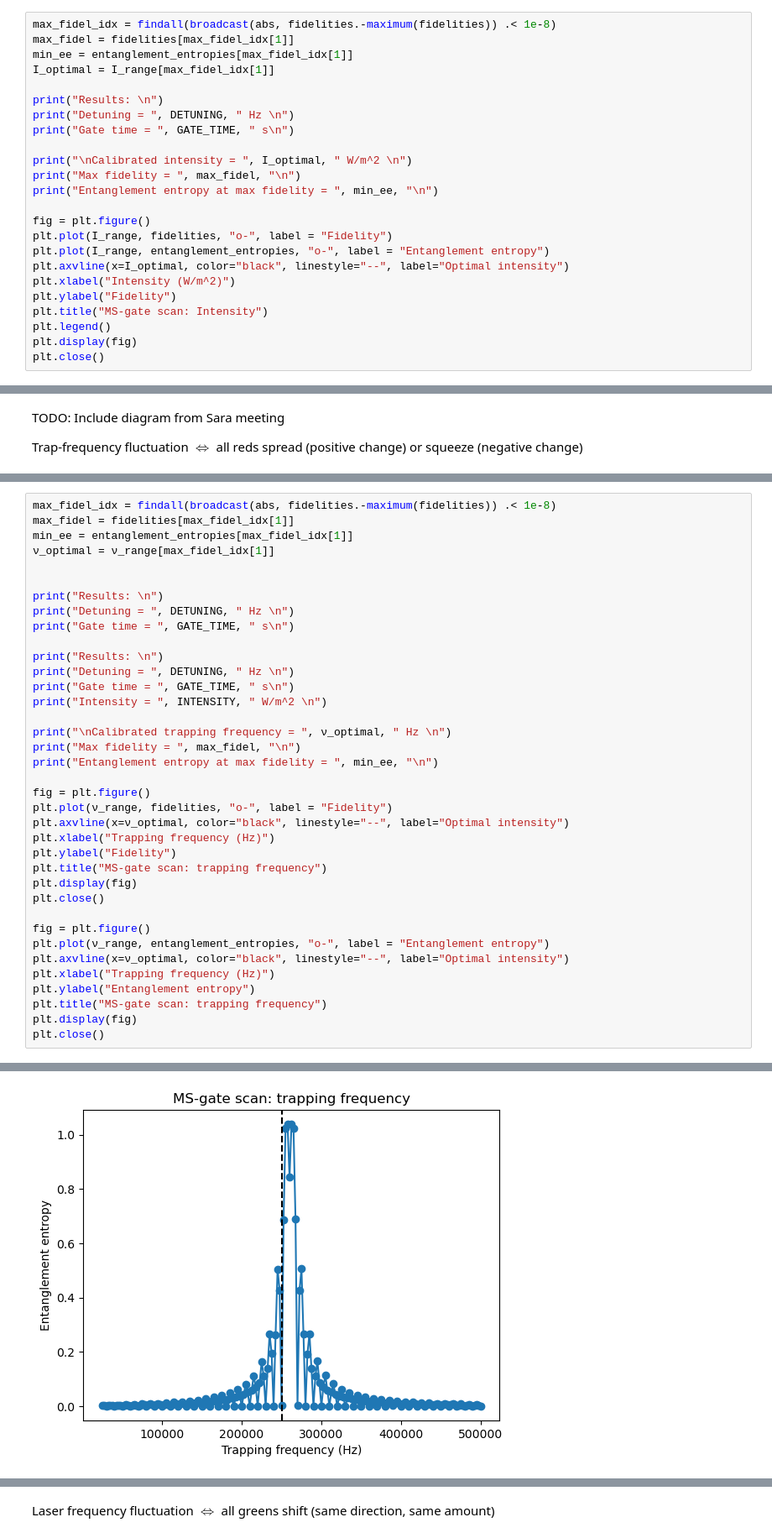
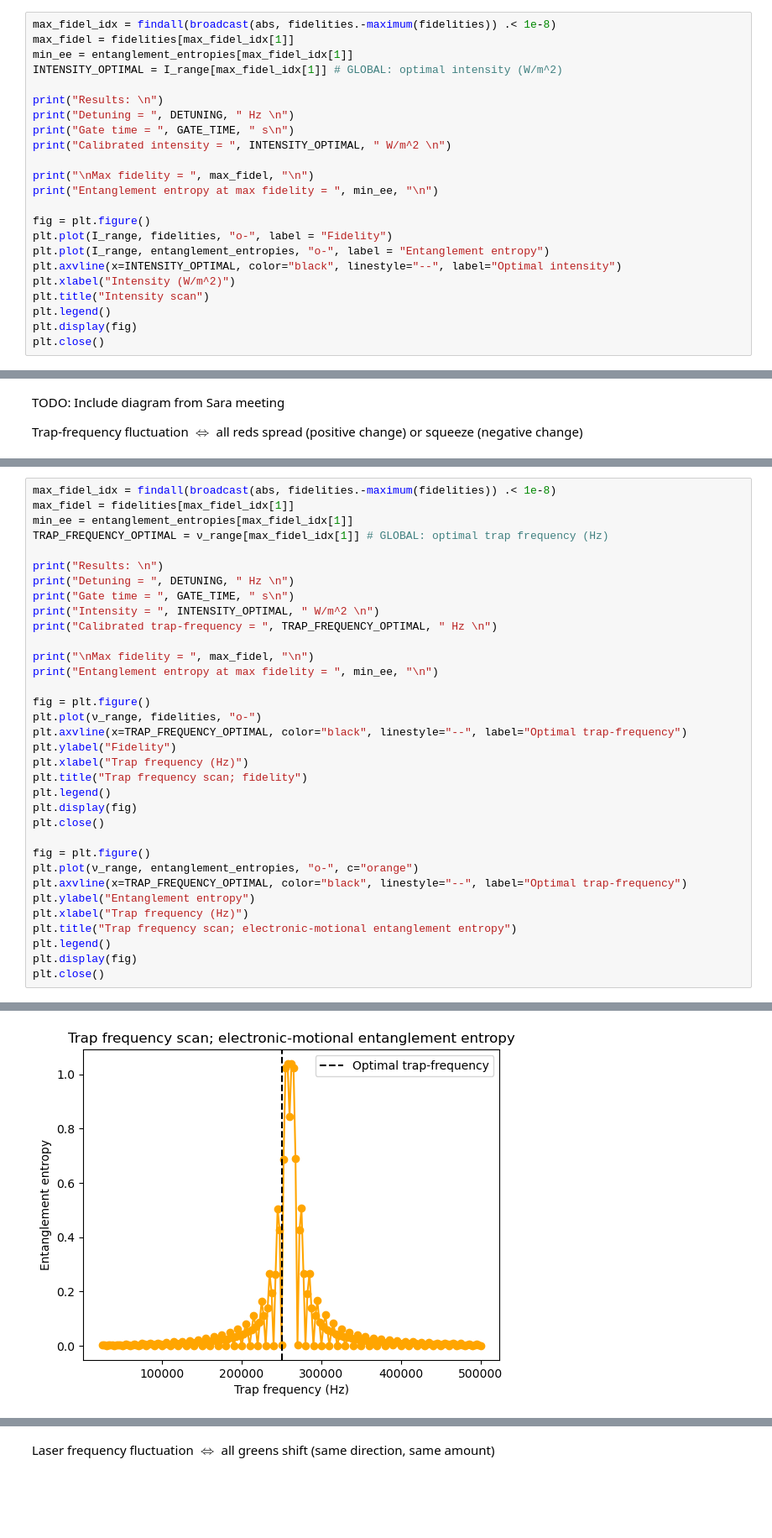
Before and after one commit to SQRLab/IonSim, a Jupyter notebook: molmer_sorensen_all_scans.ipynb, the cells around one changed output, grey strips where cells are left out. Shown at 84% size. Cells and saved outputs as stored; diff of their text form; blank space fills up the shorter version.

```diff
--- a/molmer_sorensen_all_scans.ipynb
+++ b/molmer_sorensen_all_scans.ipynb
@@ -127,23 +177,22 @@ end
 max_fidel_idx = findall(broadcast(abs, fidelities.-maximum(fidelities)) .< 1e-8)
 max_fidel = fidelities[max_fidel_idx[1]]
 min_ee = entanglement_entropies[max_fidel_idx[1]]
-I_optimal = I_range[max_fidel_idx[1]]
+INTENSITY_OPTIMAL = I_range[max_fidel_idx[1]] # GLOBAL: optimal intensity (W/m^2)
 
 print("Results: \n")
 print("Detuning = ", DETUNING, " Hz \n")
 print("Gate time = ", GATE_TIME, " s\n")
+print("Calibrated intensity = ", INTENSITY_OPTIMAL, " W/m^2 \n")
 
-print("\nCalibrated intensity = ", I_optimal, " W/m^2 \n")
-print("Max fidelity = ", max_fidel, "\n")
+print("\nMax fidelity = ", max_fidel, "\n")
 print("Entanglement entropy at max fidelity = ", min_ee, "\n")
 
 fig = plt.figure()
 plt.plot(I_range, fidelities, "o-", label = "Fidelity")
 plt.plot(I_range, entanglement_entropies, "o-", label = "Entanglement entropy")
-plt.axvline(x=I_optimal, color="black", linestyle="--", label="Optimal intensity")
+plt.axvline(x=INTENSITY_OPTIMAL, color="black", linestyle="--", label="Optimal intensity")
 plt.xlabel("Intensity (W/m^2)")
-plt.ylabel("Fidelity")
-plt.title("MS-gate scan: Intensity")
+plt.title("Intensity scan")
 plt.legend()
 plt.display(fig)
 plt.close()
@@ -270,37 +265,34 @@ end
 max_fidel_idx = findall(broadcast(abs, fidelities.-maximum(fidelities)) .< 1e-8)
 max_fidel = fidelities[max_fidel_idx[1]]
 min_ee = entanglement_entropies[max_fidel_idx[1]]
-ν_optimal = ν_range[max_fidel_idx[1]]
-
+TRAP_FREQUENCY_OPTIMAL = ν_range[max_fidel_idx[1]] # GLOBAL: optimal trap frequency (Hz)
 
 print("Results: \n")
 print("Detuning = ", DETUNING, " Hz \n")
 print("Gate time = ", GATE_TIME, " s\n")
+print("Intensity = ", INTENSITY_OPTIMAL, " W/m^2 \n")
+print("Calibrated trap-frequency = ", TRAP_FREQUENCY_OPTIMAL, " Hz \n")
 
-print("Results: \n")
-print("Detuning = ", DETUNING, " Hz \n")
-print("Gate time = ", GATE_TIME, " s\n")
-print("Intensity = ", INTENSITY, " W/m^2 \n")
-
-print("\nCalibrated trapping frequency = ", ν_optimal, " Hz \n")
-print("Max fidelity = ", max_fidel, "\n")
+print("\nMax fidelity = ", max_fidel, "\n")
 print("Entanglement entropy at max fidelity = ", min_ee, "\n")
 
 fig = plt.figure()
-plt.plot(ν_range, fidelities, "o-", label = "Fidelity")
-plt.axvline(x=ν_optimal, color="black", linestyle="--", label="Optimal intensity")
-plt.xlabel("Trapping frequency (Hz)")
+plt.plot(ν_range, fidelities, "o-")
+plt.axvline(x=TRAP_FREQUENCY_OPTIMAL, color="black", linestyle="--", label="Optimal trap-frequency")
 plt.ylabel("Fidelity")
-plt.title("MS-gate scan: trapping frequency")
+plt.xlabel("Trap frequency (Hz)")
+plt.title("Trap frequency scan; fidelity")
+plt.legend()
 plt.display(fig)
 plt.close()
 
 fig = plt.figure()
-plt.plot(ν_range, entanglement_entropies, "o-", label = "Entanglement entropy")
-plt.axvline(x=ν_optimal, color="black", linestyle="--", label="Optimal intensity")
-plt.xlabel("Trapping frequency (Hz)")
+plt.plot(ν_range, entanglement_entropies, "o-", c="orange")
+plt.axvline(x=TRAP_FREQUENCY_OPTIMAL, color="black", linestyle="--", label="Optimal trap-frequency")
 plt.ylabel("Entanglement entropy")
-plt.title("MS-gate scan: trapping frequency")
+plt.xlabel("Trap frequency (Hz)")
+plt.title("Trap frequency scan; electronic-motional entanglement entropy")
+plt.legend()
 plt.display(fig)
 plt.close()
 # %% [output]
@@ -308 +300 @@ plt.close()
-[figure, old version]
+[figure, new version]
```
Also changed, not shown: parts of 69 cells of this notebook, 1 other file.
